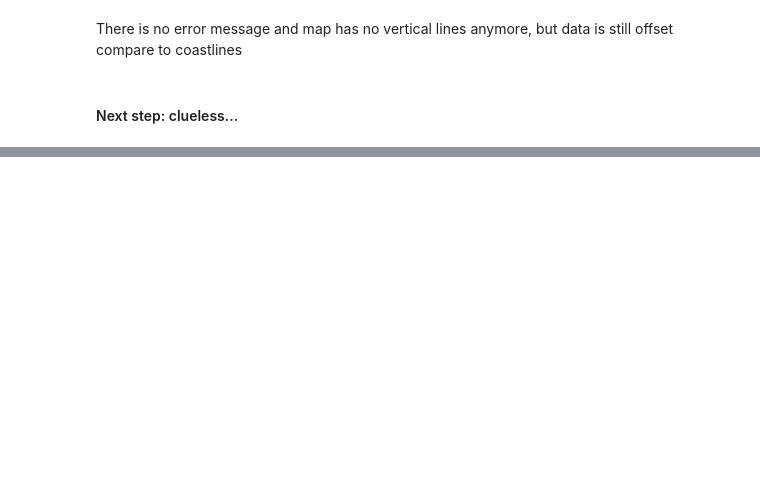
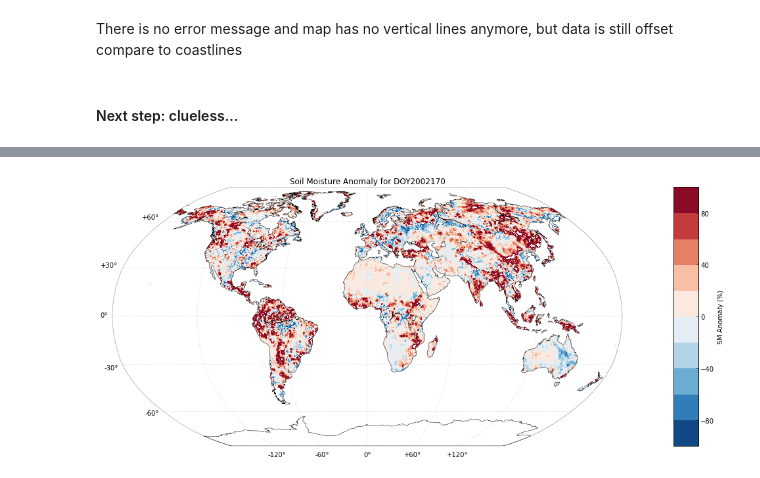
Before and after one commit to mattijn/pynotebook, a Jupyter notebook: ipynotebooks/MapProjectionIssues.ipynb, the cells around one changed output, grey strips where cells are left out. Cells and saved outputs as stored; diff of their text form; code cells hidden in the pictures; blank space fills up the shorter version.

```diff
--- a/ipynotebooks/MapProjectionIssues.ipynb
+++ b/ipynotebooks/MapProjectionIssues.ipynb
@@ -141,0 +174,35 @@ There is no error message and map has no vertical lines anymore, but data is sti
+# %%
+datain = msk_array / 10
+
+fig = plt.figure(figsize=(16,10))
+map = Basemap(projection='robin',resolution='c',lat_0=0,lon_0=0)
+
+ny, nx = datain.shape
+
+xin = np.linspace(map.xmin,map.xmax,nx) # nx is the number of x points on the grid
+yin = np.linspace(map.ymin,map.ymax,ny) # ny in the number of y points on the grid
+
+lons = np.arange(-180,180,0.25) #from raster.GetGeoTransform()
+lats  = np.arange(90,-90,-0.25)
+
+lons, lats = np.meshgrid(lons,lats)
+
+xx, yy = map(lons,lats)
+
+levels = [-100,-80,-60,-40,-20,0,20,40,60,80,100]
+cntr = map.contourf(xx, yy,datain, levels,cmap=cm.RdBu_r)
+
+cbar = map.colorbar(cntr,location='right',pad='10%')
+cbar.set_label('SM Anomaly (%)')
+
+# Add some more info to the map
+cstl = map.drawcoastlines(linewidth=.5)
+meri = map.drawmeridians(np.arange(0,360,60), linewidth=.2, labels=[1,0,0,1], labelstyle='+/-', color='grey' )
+para = map.drawparallels(np.arange(-90,90,30), linewidth=.2, labels=[1,0,0,1], labelstyle='+/-', color='grey')
+boun = map.drawmapboundary(linewidth=0.5, color='grey')
+
+titl = plt.title('Soil Moisture Anomaly for '+raster.GetDescription()[21:-4])
+outt = r'I:\Data\anomaly_figures//'+raster.GetDescription()[21:-4]+'.png'
+plt.savefig(outt, bbox_inches='tight')#None
+# %% [output]
+[figure, added]
```
Also changed, not shown: parts of 10 cells of this notebook, 13 other files.
